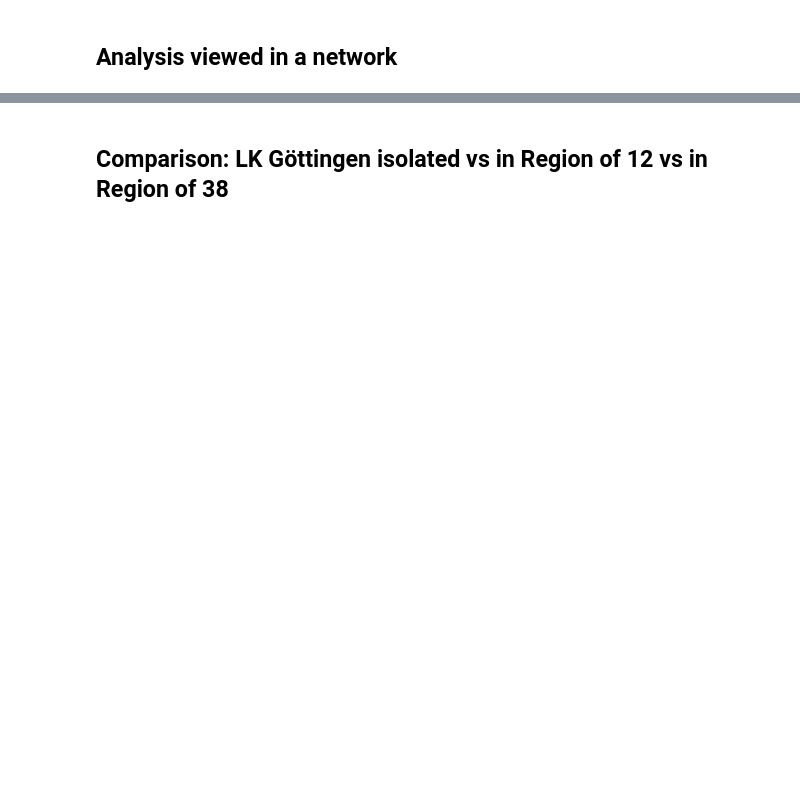
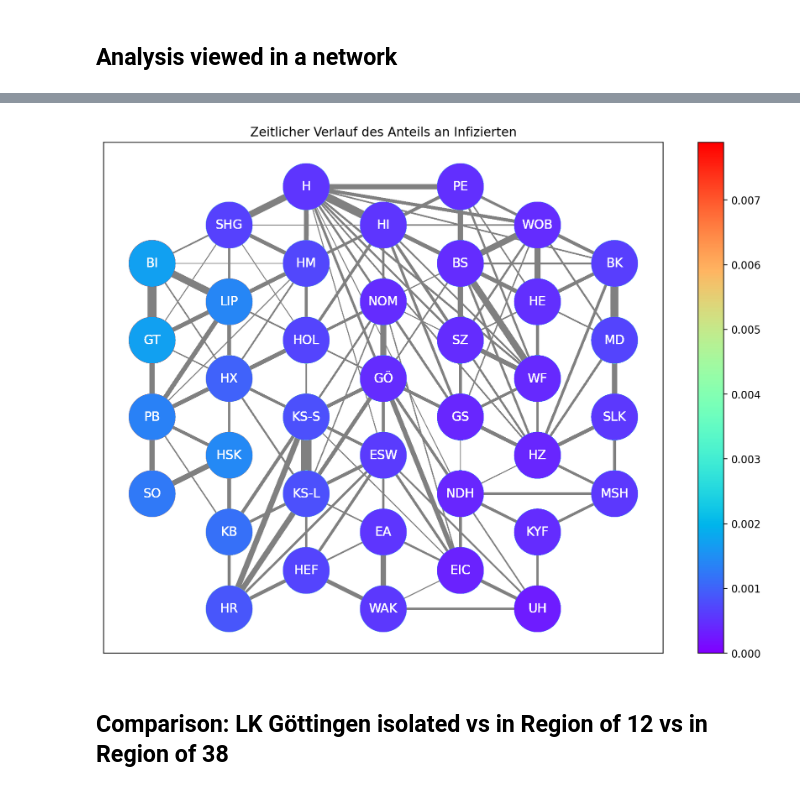
Before and after one commit to torbensun/Modeling-Of-Epidemics-With-Compartmental-And-Network-Models, a Jupyter notebook: Project.ipynb, the cells around one changed output, grey strips where cells are left out. Cells and saved outputs as stored; diff of their text form; code cells hidden in the pictures; blank space fills up the shorter version.

```diff
--- a/Project.ipynb
+++ b/Project.ipynb
@@ -1620,0 +1649,10 @@ nw38 = create_colored_network(nw_mat, distinct_pos, heavi_I_var)
+# %%
+frame_setting=33
+interval_setting=10000/frame_setting
+
+plt.figure(figsize=(12,9),dpi=200)
+plt.title('Zeitlicher Verlauf des Anteils an Infizierten')
+plt.colorbar(ccm)
+ani1 = animation.FuncAnimation(plt.gcf(), plot_cstate_optimized,frames=frame_setting, interval=interval_setting, blit=False,repeat_delay=1000)
+HTML(ani1.to_html5_video())
+# %% [output]
@@ -1621,3 +1660,4 @@ nw38 = create_colored_network(nw_mat, distinct_pos, heavi_I_var)
+[figure, added]
 # %% [markdown]
 ## Comparison: LK Göttingen isolated vs in Region of 12 vs in Region of 38
 # %%
```
Also changed, not shown: parts of 15 cells of this notebook, 5 other files.
